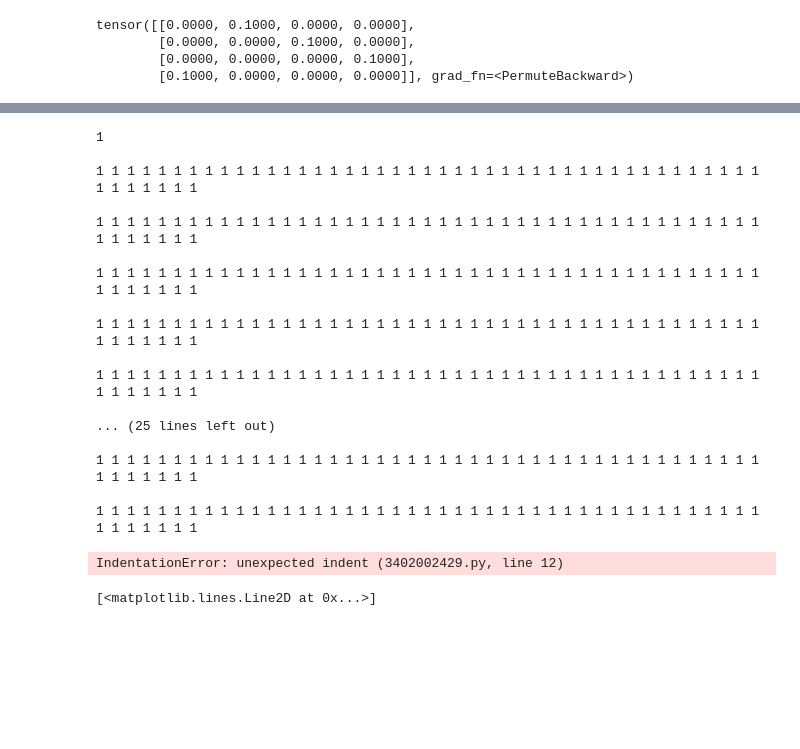
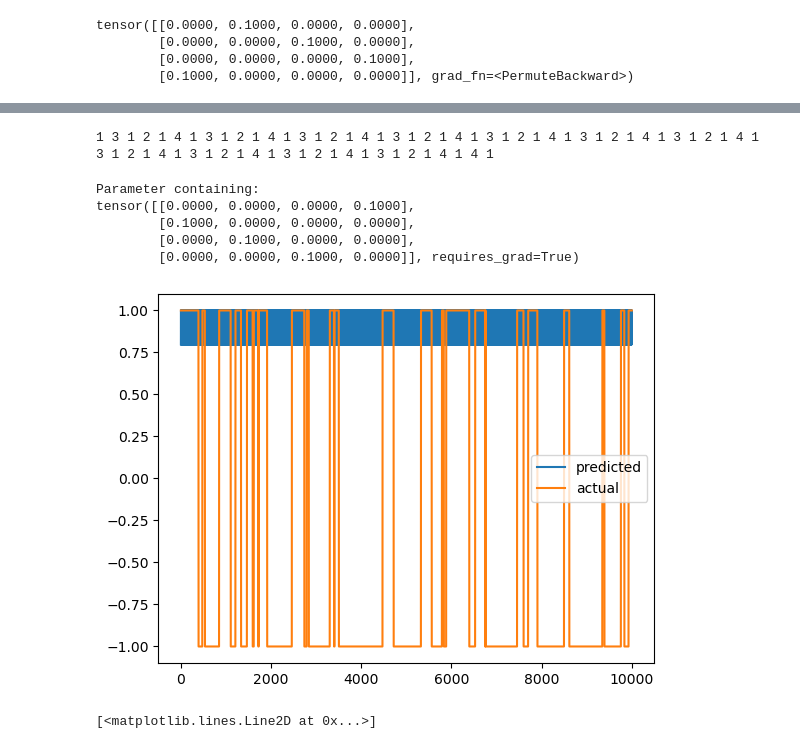
Before and after one commit to Muhfad/Excitable-Reservoirs, a Jupyter notebook: extracting.ipynb, the cells around one changed output, grey strips where cells are left out. Drawn from its saved outputs; the diff is of its cells as text; code cells hidden in the pictures; blank space fills up the shorter version.

```diff
--- a/extracting.ipynb
+++ b/extracting.ipynb
@@ -270,7 +274,8 @@ class ENA_extractor(nn.Module):
         # self.beta = beta_init
         # self.beta = torch.nn.Parameter(beta_init)
         # self.Win = torch.nn.Parameter((torch.randn(k, n_in)).requires_grad_())
-        self.Win = torch.randn(k, n_in)
+        # self.Win = torch.randn(k, n_in)
+        self.Win = torch.tensor([[1], [-1], [1], [-1.0]])
         # self.Wout = torch.nn.Parameter(torch.randn(k, n_out).requires_grad_())
         self.Wout = torch.randn(k, n_out)
         self.Wp = torch.nn.Parameter(Wp.requires_grad_())
@@ -280,7 +285,7 @@ class ENA_extractor(nn.Module):
         self.Wfb = torch.zeros((n_out, k))
         # self.y = torch.tensor([1.0], dtype=torch.float64).requires_grad_()
         # self.Wfb = torch.nn.Parameter((torch.randn(n_out, k)).requires_grad_())
-    def forward(self, X_input, y_prev,
+    def forward(self, X_input,
                 state_dict = {0:minus_one, 1:one, 2:minus_one, 3:one}, h = 1):
         '''
         '''
@@ -548,50 +526,44 @@ plt.show()
 # %%
 ix = np.arange(4)
-for i in range(ctrnn.shape[0]):
-    print(1 + int(ctrnn[i, ix != 1].argmax()), end=' ')
-    if i % 50 == 0:
-        print('\n')
+prev_location = 1 + int(ctrnn[0, :].argmax())
+print(prev_location, end = ' ')
+for i in range(1, ctrnn.shape[0]):
+    new_location = 1 + int(ctrnn[i, :].argmax())
+    if new_location != prev_location:
+        print(new_location, end = ' ')
+        prev_location = new_location
 # %% [output]
-1
-
-1 1 1 1 1 1 1 1 1 1 1 1 1 1 1 1 1 1 1 1 1 1 1 1 1 1 1 1 1 1 1 1 1 1 1 1 1 1 1 1 1 1 1 1 1 1 1 1 1 1
-
-1 1 1 1 1 1 1 1 1 1 1 1 1 1 1 1 1 1 1 1 1 1 1 1 1 1 1 1 1 1 1 1 1 1 1 1 1 1 1 1 1 1 1 1 1 1 1 1 1 1
-
-1 1 1 1 1 1 1 1 1 1 1 1 1 1 1 1 1 1 1 1 1 1 1 1 1 1 1 1 1 1 1 1 1 1 1 1 1 1 1 1 1 1 1 1 1 1 1 1 1 1
-
-1 1 1 1 1 1 1 1 1 1 1 1 1 1 1 1 1 1 1 1 1 1 1 1 1 1 1 1 1 1 1 1 1 1 1 1 1 1 1 1 1 1 1 1 1 1 1 1 1 1
-
-1 1 1 1 1 1 1 1 1 1 1 1 1 1 1 1 1 1 1 1 1 1 1 1 1 1 1 1 1 1 1 1 1 1 1 1 1 1 1 1 1 1 1 1 1 1 1 1 1 1
-
-... (25 lines left out)
-
-1 1 1 1 1 1 1 1 1 1 1 1 1 1 1 1 1 1 1 1 1 1 1 1 1 1 1 1 1 1 1 1 1 1 1 1 1 1 1 1 1 1 1 1 1 1 1 1 1 1
-
-1 1 1 1 1 1 1 1 1 1 1 1 1 1 1 1 1 1 1 1 1 1 1 1 1 1 1 1 1 1 1 1 1 1 1 1 1 1 1 1 1 1 1 1 1 1 1 1 1 1
+1 3 1 2 1 4 1 3 1 2 1 4 1 3 1 2 1 4 1 3 1 2 1 4 1 3 1 2 1 4 1 3 1 2 1 4 1 3 1 2 1 4 1 3 1 2 1 4 1 3 1 2 1 4 1 3 1 2 1 4 1 3 1 2 1 4 1 4 1
+# %%
+extractor.Wp
+# %% [output]
+Parameter containing:
+tensor([[0.0000, 0.0000, 0.0000, 0.1000],
+        [0.1000, 0.0000, 0.0000, 0.0000],
+        [0.0000, 0.1000, 0.0000, 0.0000],
+        [0.0000, 0.0000, 0.1000, 0.0000]], requires_grad=True)
 # %%
 # test set
 u, y, _ = sequence(seq_len, 0.01, 1, np.random.randint(0, 1e6))
-internal_state = torch.tensor(reservoir.run(u))
+# internal_state = torch.tensor(reservoir.run(u))
 u, y = torch.tensor(u), torch.tensor(y)
 ctrnn[0] = x_init
-h_out, x_curr = extractor.forward(internal_state[0], torch.tensor([1.0]))
+h_out, x_curr = extractor.forward(u[0], torch.tensor([1.0]))
 ctrnn[1] = x_curr
 y_out = torch.zeros_like(y)
 y_out[0] = h_out
-for t in range(1,seq_len):8
-    # y_curr = y_out[t-1]
-    u_t = internal_state[t]
+for t in range(1,seq_len):
+    u_t = u[t]
     h_out, ctrnn[t+1] = extractor.forward(u_t, h_out)
     y_t = y[t]
     y_out[t] = h_out
 
 plt.plot(y_out.detach(), label = 'predicted')
 plt.plot(y, label = 'actual')
 plt.legend()
 plt.show()
 # %% [output]
-IndentationError: unexpected indent (3402002429.py, line 12)
+[figure, added]
 # %%
 N_data =  100
 learningRate = 1e-5
```
Also changed, not shown: parts of 12 cells of this notebook.
